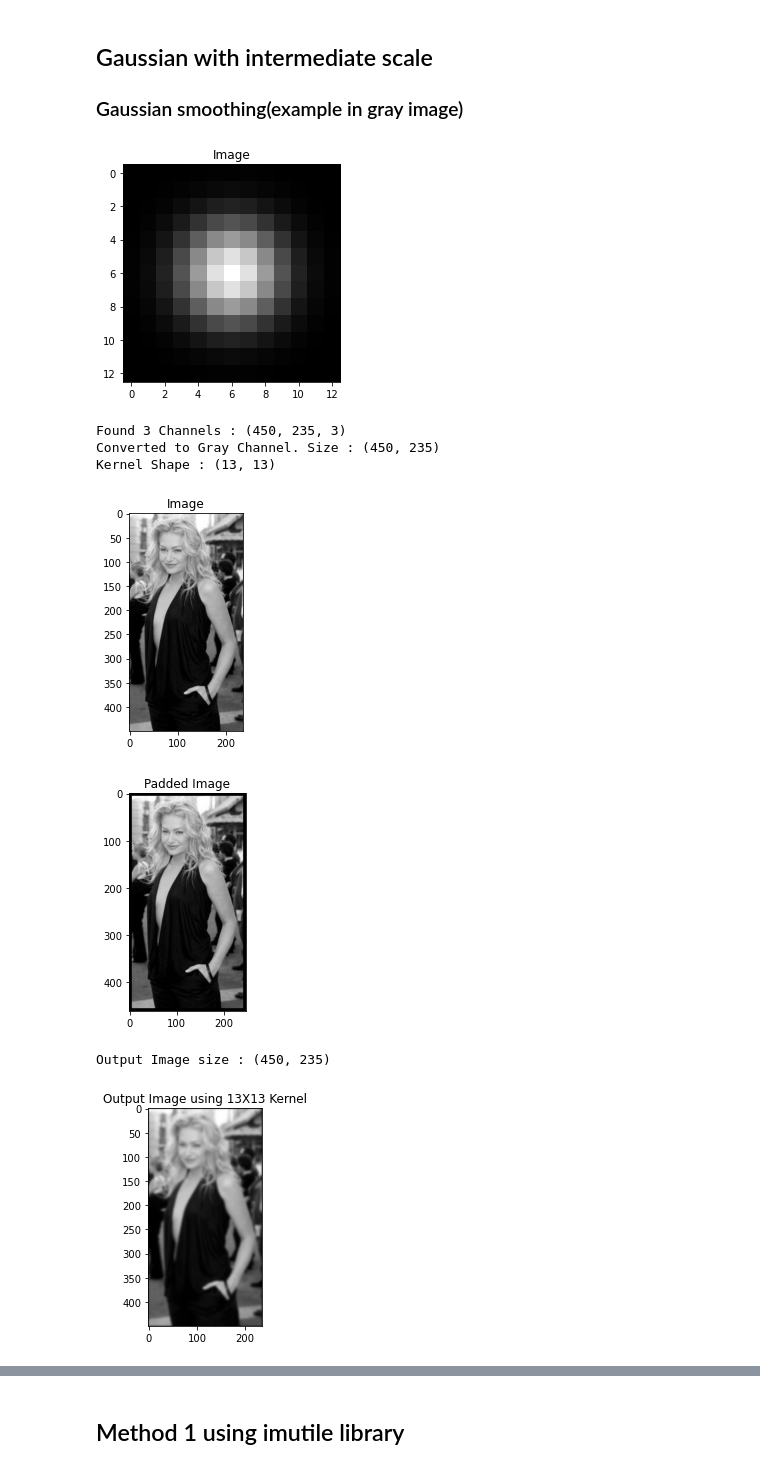
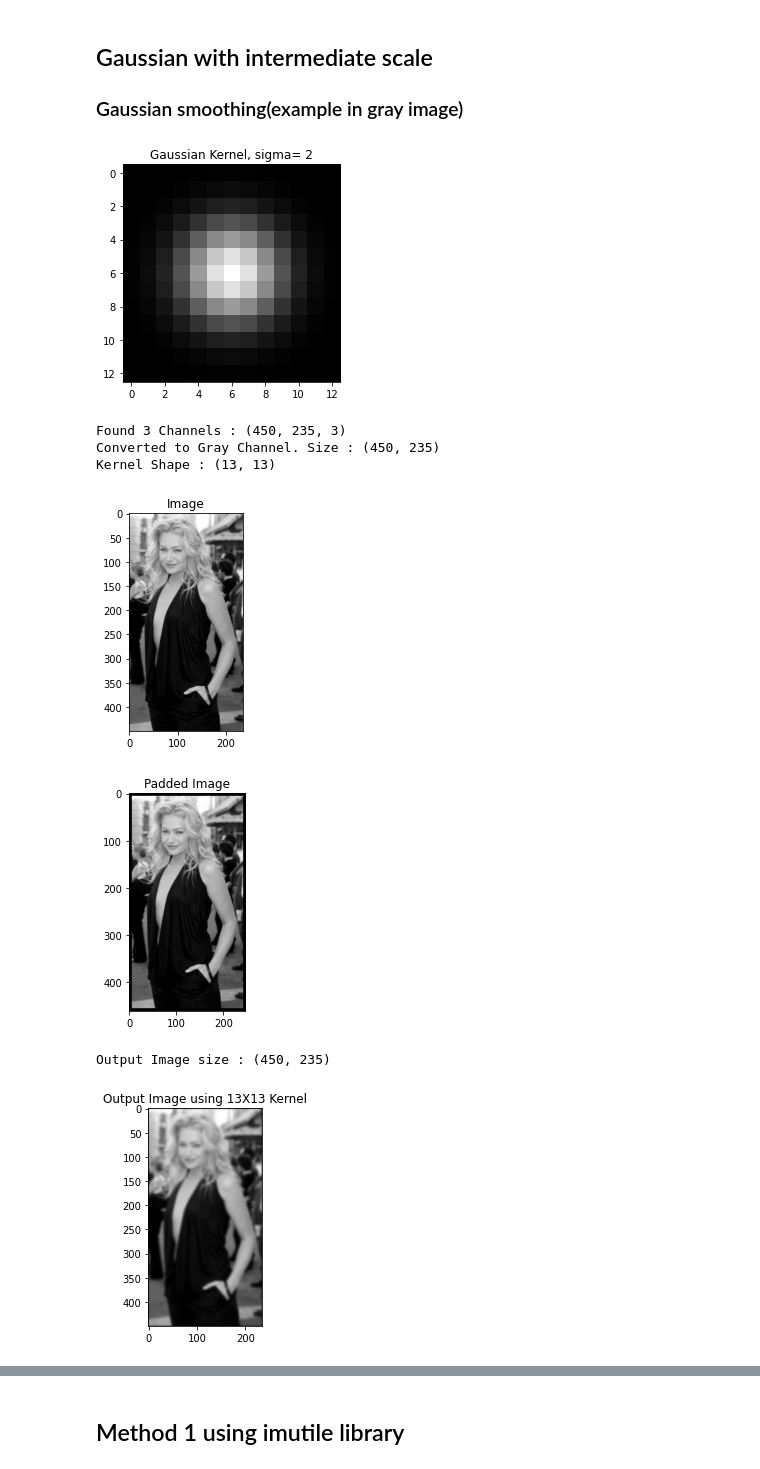
Before and after one commit to bhomaidan1990/Computer_Vision_Labs, a Jupyter notebook: CV_Lab_3.ipynb, the cells around one changed output, grey strips where cells are left out. Cells and saved outputs as stored; diff of their text form; code cells hidden in the pictures.

```diff
--- a/CV_Lab_3.ipynb
+++ b/CV_Lab_3.ipynb
@@ -40,15 +133,8 @@ Requirement already satisfied, skipping upgrade: setuptools in /System/Library/F
 # %% [output]
 Mounted at /content/drive
 # %%
-import os
-import cv2
-import math
-import imutils
-import matplotlib.pyplot as plt
-import numpy as np
-
 plt.figure()
-imgPath = "/Users/junyi/Desktop/00UGA-M2/AIW/ComputerVision/Dataset/originalPics/2002/08/05/big/img_3044.jpg"
+imgPath = "Dataset/img_3044.jpg"
 
 img = cv2.imread(imgPath)
 img = cv2.cvtColor(img, cv2.COLOR_BGR2RGB)
@@ -136,7 +222,7 @@ def gaussian_kernel(size, sigma=2, verbose=False):
     if verbose:
         plt.figure()
         plt.imshow(kernel_2D, interpolation='none',cmap='gray')
-        plt.title("Image")
+        plt.title("Gaussian Kernel, sigma= {}".format(sigma))
         plt.show()
 
     return kernel_2D
@@ -176,38 +262,38 @@ def convolution(image, kernel, average=False, verbose=False):
         plt.imshow(padded_image, cmap='gray')
         plt.title("Padded Image")
         plt.show()
 
     for row in range(image_row):
         for col in range(image_col):
             output[row, col] = np.sum(kernel * padded_image[row:row + kernel_row, col:col + kernel_col])
             if average:
                 output[row, col] /= kernel.shape[0] * kernel.shape[1]
 
     print("Output Image size : {}".format(output.shape))
 
     if verbose:
         plt.figure()
         plt.imshow(output, cmap='gray')
         plt.title("Output Image using {}X{} Kernel".format(kernel_row, kernel_col))
         plt.show()
 
     return output
 
 #Gussian smoothing
 def gaussian_blur(image, kernel_size, verbose=False):
     kernel = gaussian_kernel(kernel_size, sigma=2, verbose=verbose)
     return convolution(image, kernel, average=True, verbose=verbose)
 
 
 image = cv2.imread(imgPath)
 
 gaussian_blur(image, 13, verbose=True)
 # %% [output]
-[figure, old version]
+[figure, new version]
 Found 3 Channels : (450, 235, 3)
 Converted to Gray Channel. Size : (450, 235)
 Kernel Shape : (13, 13)
-[figure, old version]
+[figure, new version]
 [figure]
 Output Image size : (450, 235)
 [figure]
```
Also changed, not shown: parts of 10 cells of this notebook.
